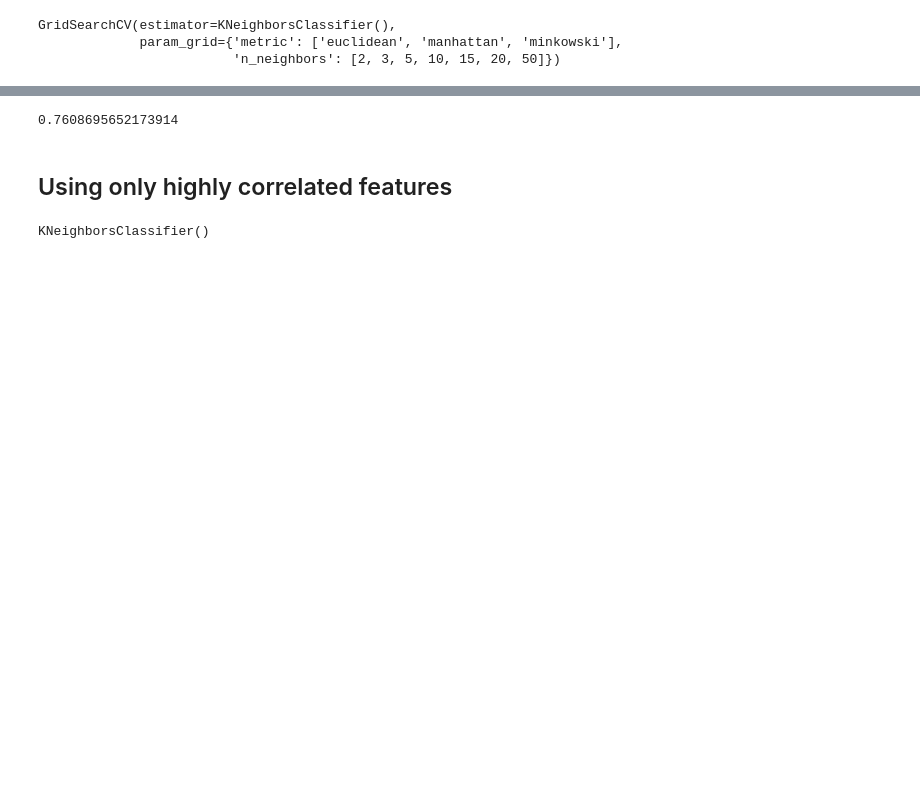
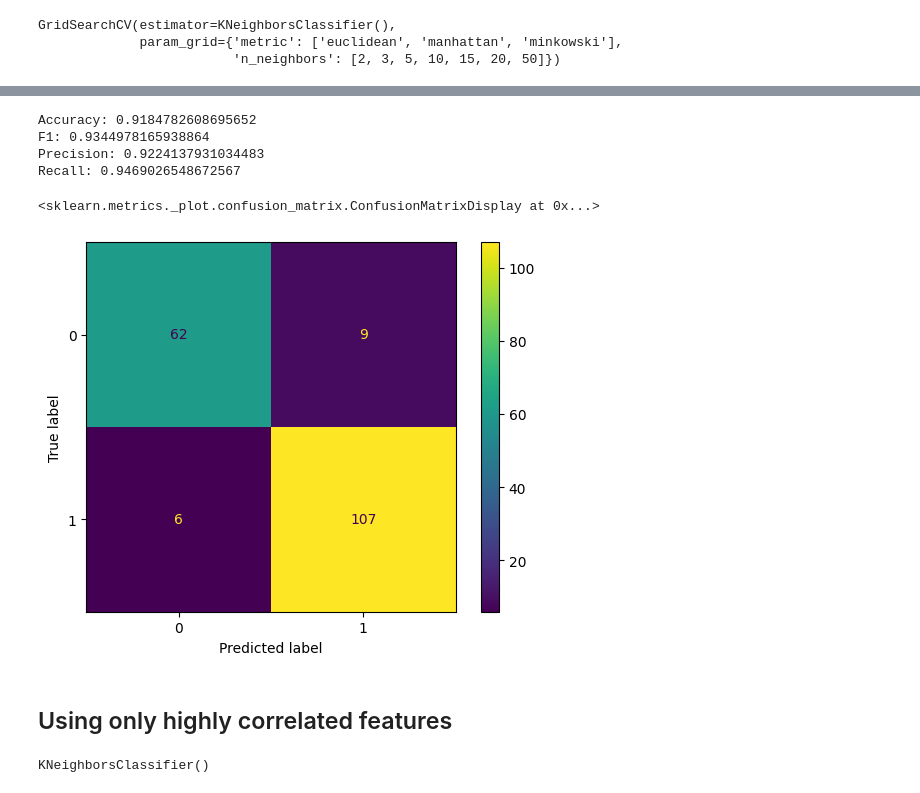
Before and after one commit to samyamaryal/Heart-Disease-Prediction, a Jupyter notebook: code/knn_classifier.ipynb, the cells around one changed output, grey strips where cells are left out. Cells and saved outputs as stored; diff of their text form; code cells hidden in the pictures; blank space fills up the shorter version.

```diff
--- a/code/knn_classifier.ipynb
+++ b/code/knn_classifier.ipynb
@@ -26,8 +49,8 @@ knnmodel.score(X_test, y_test)
 param_grid = {'n_neighbors': [2, 3, 5, 10, 15, 20, 50],
               'metric': ['euclidean', 'manhattan', 'minkowski']} # Default is minkowski.
 # %%
-gridsearch = GridSearchCV(estimator=knnmodel, param_grid=param_grid)
-gridsearch.fit(X_train, y_train)
+gridsearch = GridSearchCV(estimator=KNeighborsClassifier(), param_grid=param_grid)
+gridsearch.fit(X_train_all, y_train)
 # %% [output]
 GridSearchCV(estimator=KNeighborsClassifier(),
              param_grid={'metric': ['euclidean', 'manhattan', 'minkowski'],
@@ -39,7 +62,19 @@ gridsearch.best_params_
-# %%
-gridsearch.best_estimator_.score(X_test, y_test)
-# %% [output]
-0.7608695652173914
+# %%
+knnmodel_grid = gridsearch.best_estimator_
+y_pred = knnmodel_grid.predict(X_test_all)
+# %%
+y_pred = knnmodel_grid.predict(X_test_all)
+get_metrics(y_test, y_pred)
+# %% [output]
+Accuracy: 0.9184782608695652
+F1: 0.9344978165938864
+Precision: 0.9224137931034483
+Recall: 0.9469026548672567
+# %%
+ConfusionMatrixDisplay(confusion_matrix(y_test, y_pred)).plot()
+# %% [output]
+<sklearn.metrics._plot.confusion_matrix.ConfusionMatrixDisplay at 0x...>
+[figure, added]
 # %% [markdown]
 ## Using only highly correlated features
 # %%
```
Also changed, not shown: parts of 28 cells of this notebook, 2 other files.
